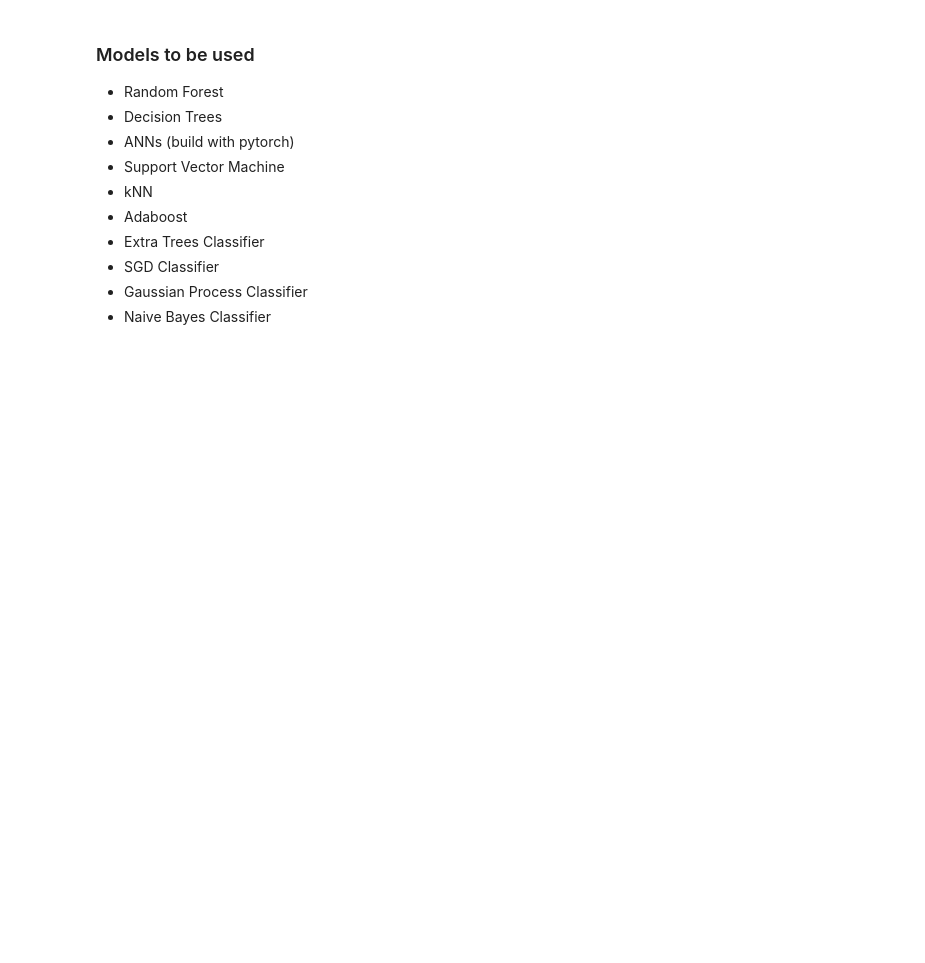
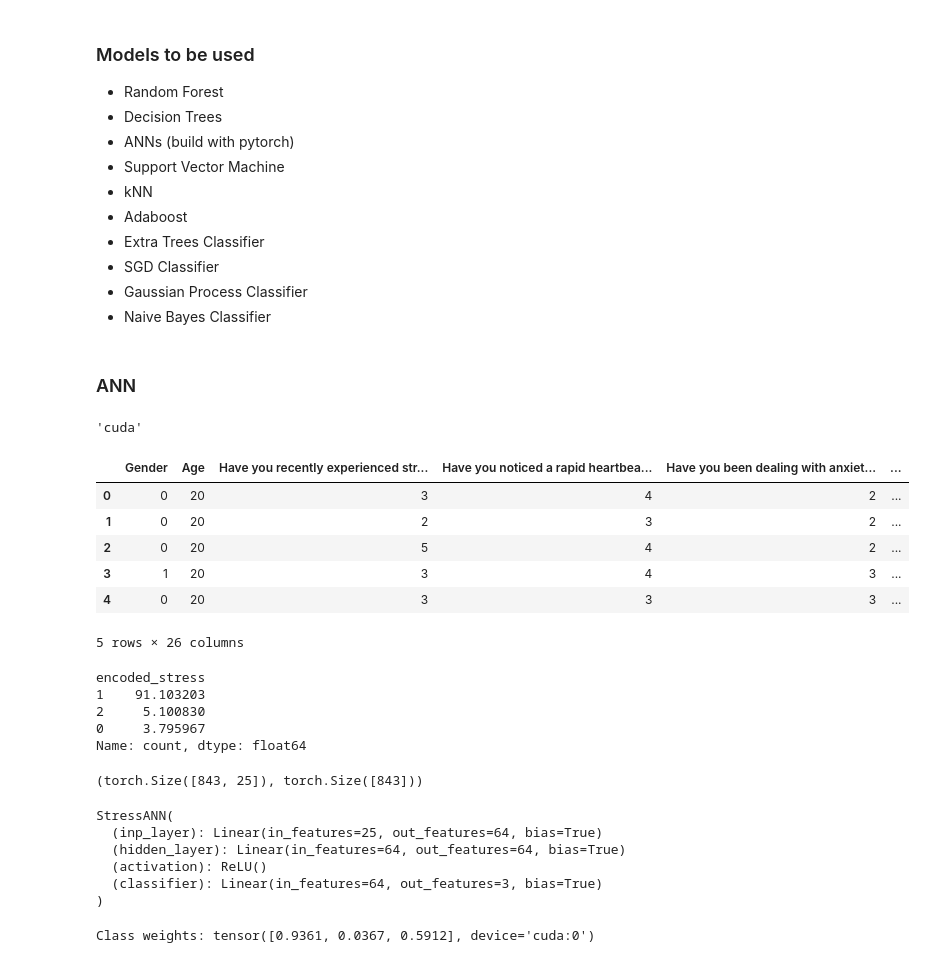
Before and after one commit to RahulKannaAV/Strelieve---Stress-Classifier-and-Advisor, a Jupyter notebook: Strelieve_Notebook.ipynb, the cells around one changed output. Saved outputs shown, nothing was run; the diff lists cells and outputs as text; code cells hidden in the pictures; blank space fills up the shorter version.

```diff
--- a/Strelieve_Notebook.ipynb
+++ b/Strelieve_Notebook.ipynb
@@ -67,3 +129,27 @@ questions_json
 *   SGD Classifier
 *   Gaussian Process Classifier
 *   Naive Bayes Classifier
+# %% [markdown]
+### ANN
+# %%
+import torch
+
+device = 'cuda' if torch.cuda.is_available() else 'cpu'
+
+device
+# %% [output]
+'cuda'
+# %%
+import pandas as pd
+
+stress_data = pd.read_csv('Stress Dataset.csv')
+
+stress_data.head()
+# %% [output]
+|  | Gender | Age | Have you recently experienced str... | Have you noticed a rapid heartbea... | Have you been dealing with anxiet... | ... |
+| 0 | 0 | 20 | 3 | 4 | 2 | ... |
+| 1 | 0 | 20 | 2 | 3 | 2 | ... |
+| 2 | 0 | 20 | 5 | 4 | 2 | ... |
+| 3 | 1 | 20 | 3 | 4 | 3 | ... |
+| 4 | 0 | 20 | 3 | 3 | 3 | ... |
+5 rows × 26 columns
@@ -69,0 +164,20 @@ questions_json
+# %%
+(stress_data['encoded_stress'].value_counts() * 100) / len(stress_data)
+# %% [output]
+encoded_stress
+1    91.103203
+2     5.100830
+0     3.795967
+Name: count, dtype: float64
+# %%
+from sklearn.model_selection import train_test_split
+import torch
+
+X = torch.tensor(stress_data.iloc[:, :-1].to_numpy(), dtype=torch.float32).to(device)
+y = torch.tensor(stress_data.iloc[:, -1].to_numpy(), dtype=torch.int64).to(device)
+
+X_train, X_test, y_train, y_test = train_test_split(X, y, test_size=0.2, random_state=63)
+
+X.shape, y.shape
+# %% [output]
+(torch.Size([843, 25]), torch.Size([843]))
@@ -69,0 +209,30 @@ questions_json
+# %%
+import torch
+
+SEED = 69
+torch.manual_seed(SEED)
+
+ann_model = StressANN().to(device)
+
+ann_model
+# %% [output]
+StressANN(
+  (inp_layer): Linear(in_features=25, out_features=64, bias=True)
+  (hidden_layer): Linear(in_features=64, out_features=64, bias=True)
+  (activation): ReLU()
+  (classifier): Linear(in_features=64, out_features=3, bias=True)
+)
+# %%
+from sklearn.utils.class_weight import compute_class_weight
+import torch
+import numpy as np
+
+# Suppose y_train is a 1D NumPy array or list of your training labels
+classes = np.unique(y_train.cpu())
+class_weights = compute_class_weight(class_weight='balanced', classes=classes, y=y_train.cpu().numpy())
+
+# Convert to tensor (PyTorch expects float tensor)
+class_weights = torch.tensor(class_weights, dtype=torch.float).to(device) / 10
+print("Class weights:", class_weights)
+# %% [output]
+Class weights: tensor([0.9361, 0.0367, 0.5912], device='cuda:0')
```
Also changed, not shown: parts of 22 cells of this notebook, 1 other file.
